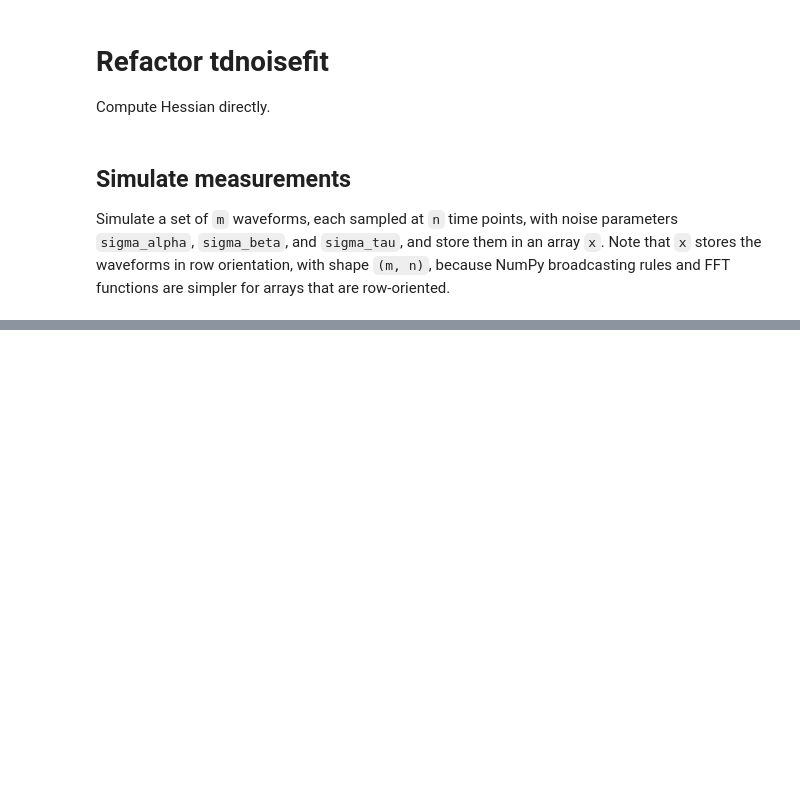
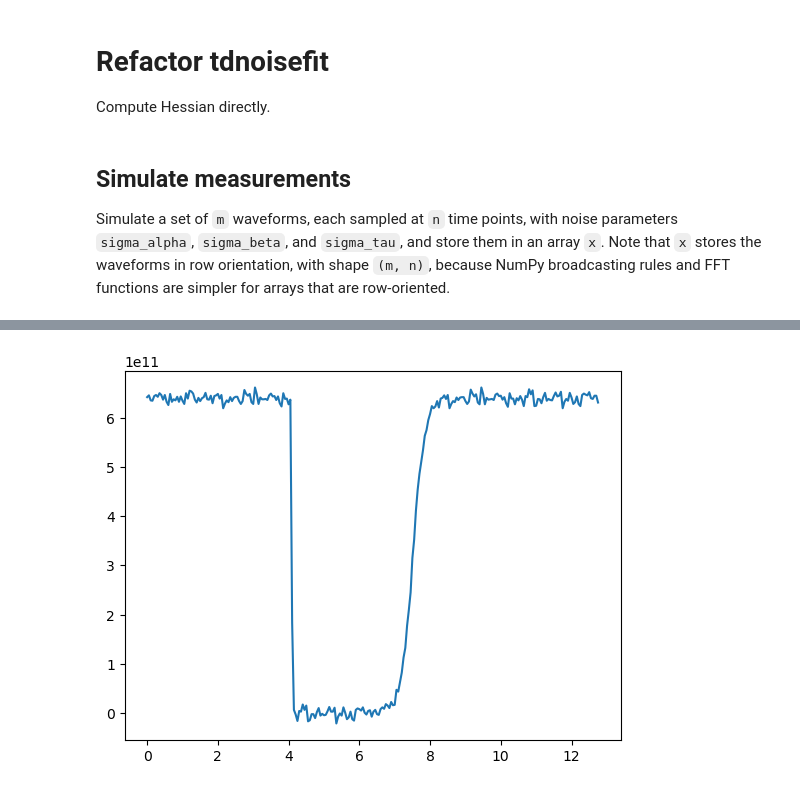
Before and after one commit to dodge-research-group/thztools, a Jupyter notebook: examples/tdnoisefit-refactor.ipynb, the cells around one changed output, grey strips where cells are left out. Drawn from its saved outputs; the diff is of its cells as text; code cells hidden in the pictures; blank space fills up the shorter version.

```diff
--- a/examples/tdnoisefit-refactor.ipynb
+++ b/examples/tdnoisefit-refactor.ipynb
@@ -37,0 +72,5 @@ eta = np.zeros(m)
+# %%
+plt.plot(t, np.diag(hess))
+plt.show()
+# %% [output]
+[figure, added]
```
Also changed, not shown: parts of 5 cells of this notebook.
